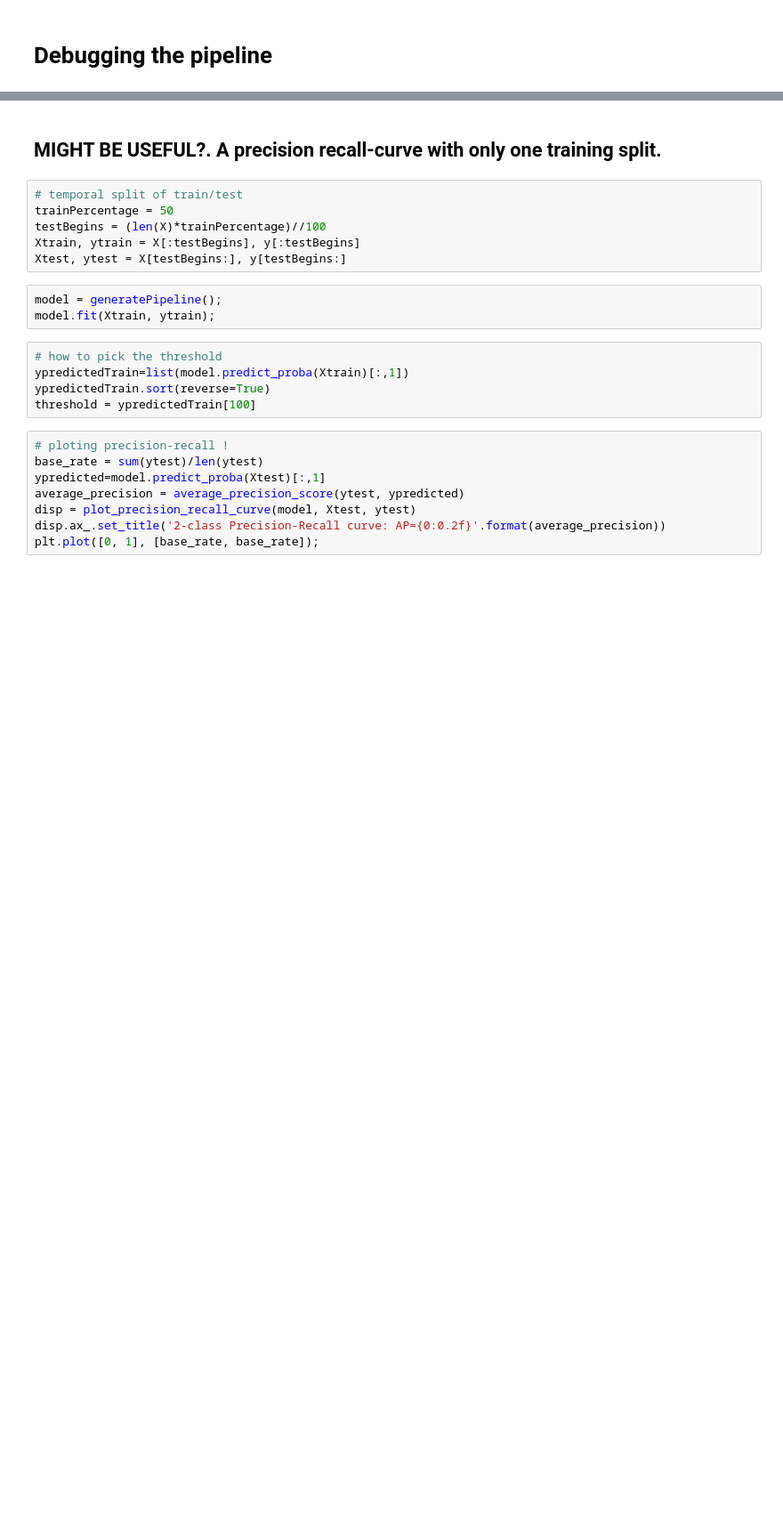
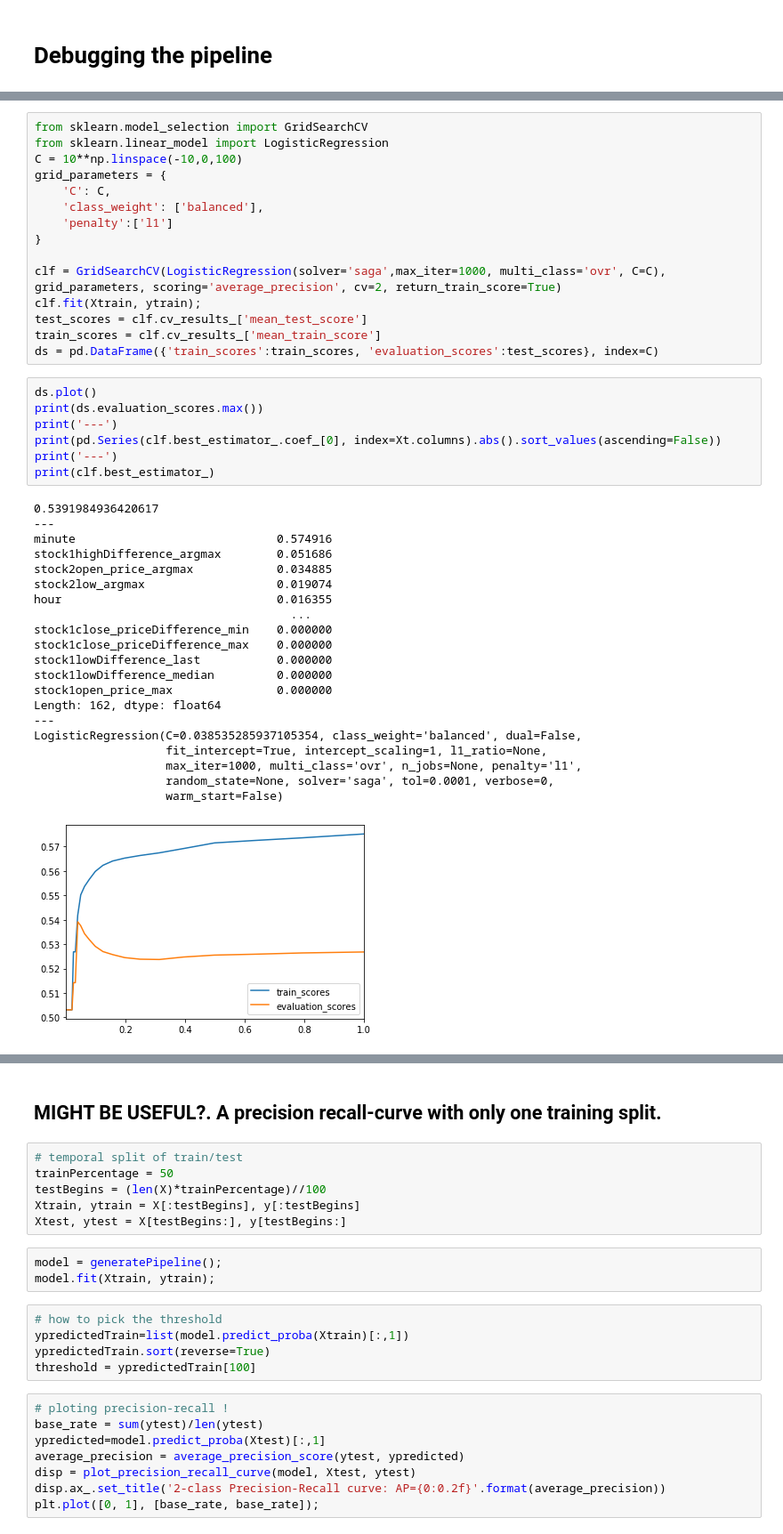
Before and after one commit to luisduque440/moneyManager, a Jupyter notebook: modeling/EDA_IBM_1min.ipynb, the cells around one changed output, grey strips where cells are left out. Shown at 89% size. Drawn from its saved outputs; the diff is of its cells as text; blank space fills up the shorter version.

```diff
--- a/modeling/EDA_IBM_1min.ipynb
+++ b/modeling/EDA_IBM_1min.ipynb
@@ -54,0 +164,44 @@ pipeline = generatePipeline()
+# %%
+from sklearn.model_selection import GridSearchCV
+from sklearn.linear_model import LogisticRegression
+C = 10**np.linspace(-10,0,100)
+grid_parameters = {
+    'C': C,
+    'class_weight': ['balanced'],
+    'penalty':['l1']
+}
+
+clf = GridSearchCV(LogisticRegression(solver='saga',max_iter=1000, multi_class='ovr', C=C), grid_parameters, scoring='average_precision', cv=2, return_train_score=True)
+clf.fit(Xtrain, ytrain);
+test_scores = clf.cv_results_['mean_test_score']
+train_scores = clf.cv_results_['mean_train_score']
+ds = pd.DataFrame({'train_scores':train_scores, 'evaluation_scores':test_scores}, index=C)
+# %%
+ds.plot()
+print(ds.evaluation_scores.max())
+print('---')
+print(pd.Series(clf.best_estimator_.coef_[0], index=Xt.columns).abs().sort_values(ascending=False))
+print('---')
+print(clf.best_estimator_)
+# %% [output]
+0.5391984936420617
+---
+minute                             0.574916
+stock1highDifference_argmax        0.051686
+stock2open_price_argmax            0.034885
+stock2low_argmax                   0.019074
+hour                               0.016355
+                                     ...
+stock1close_priceDifference_min    0.000000
+stock1close_priceDifference_max    0.000000
+stock1lowDifference_last           0.000000
+stock1lowDifference_median         0.000000
+stock1open_price_max               0.000000
+Length: 162, dtype: float64
+---
+LogisticRegression(C=0.038535285937105354, class_weight='balanced', dual=False,
+                   fit_intercept=True, intercept_scaling=1, l1_ratio=None,
+                   max_iter=1000, multi_class='ovr', n_jobs=None, penalty='l1',
+                   random_state=None, solver='saga', tol=0.0001, verbose=0,
+                   warm_start=False)
+[figure, added]
```
Also changed, not shown: parts of 34 cells of this notebook, 7 other files.
